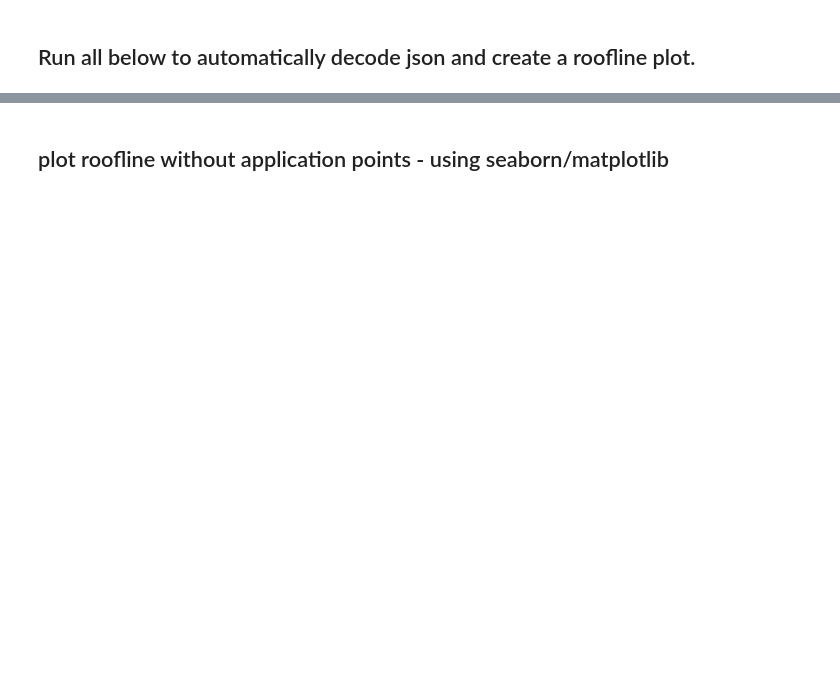
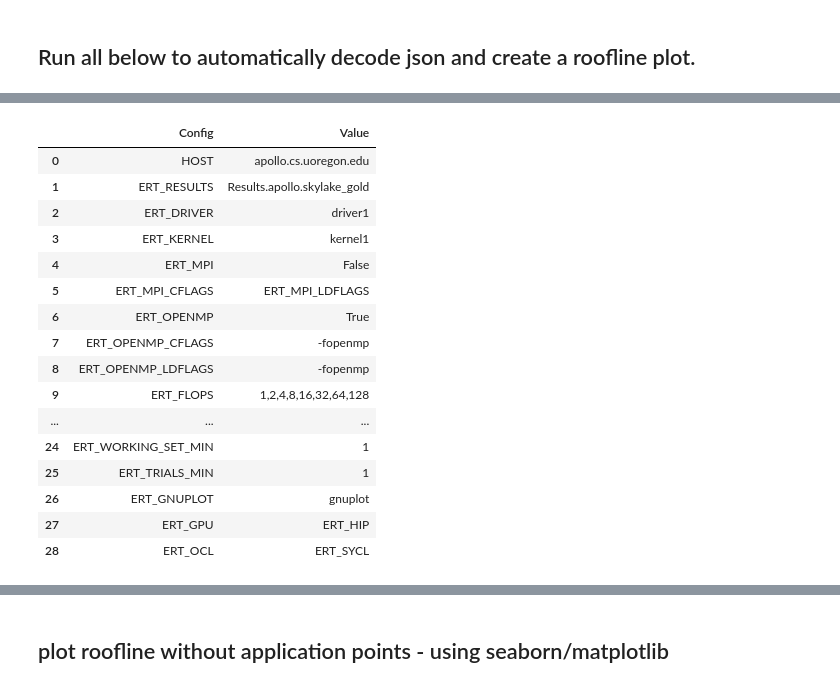
Before and after one commit to HPCL/roofline_python, a Jupyter notebook: roofline_python.ipynb, the cells around one changed output, grey strips where cells are left out. Saved outputs shown, nothing was run; the diff lists cells and outputs as text; code cells hidden in the pictures; blank space fills up the shorter version.

```diff
--- a/roofline_python.ipynb
+++ b/roofline_python.ipynb
@@ -211,0 +212,21 @@ OPENMP_THREADS 96
+# %%
+import re
+# parse the config file to add to the table
+metad = gflops['metadata']['']
+for i in range(len(metad)):
+  conf = metad[i]
+  if conf.startswith('CONFIG'):
+    config = metad[i]
+    break
+config_list = config.split("'")
+config_list = config_list[1:]
+print(config_list)
+config_for_pd = [('HOST',host_name)]
+for j in range(0, len(config_list)-2, 4):
+  #print(j)
+  #print(j+2)
+  value = config_list[j+2]
+  #value = re.sub('[\W_]', '', value)
+  if re.search('[a-zA-Z0-9]', value):
+    config_for_pd.append((config_list[j], value))
+config_for_pd
@@ -212 +252,22 @@ OPENMP_THREADS 96
+# %%
+metadata_df = pd.DataFrame(config_for_pd, columns=["Config", "Value"])
+metadata_df
+# %% [output]
+|  | Config | Value |
+| 0 | HOST | apollo.cs.uoregon.edu |
+| 1 | ERT_RESULTS | Results.apollo.skylake_gold |
+| 2 | ERT_DRIVER | driver1 |
+| 3 | ERT_KERNEL | kernel1 |
+| 4 | ERT_MPI | False |
+| 5 | ERT_MPI_CFLAGS | ERT_MPI_LDFLAGS |
+| 6 | ERT_OPENMP | True |
+| 7 | ERT_OPENMP_CFLAGS | -fopenmp |
+| 8 | ERT_OPENMP_LDFLAGS | -fopenmp |
+| 9 | ERT_FLOPS | 1,2,4,8,16,32,64,128 |
+| ... | ... | ... |
+| 24 | ERT_WORKING_SET_MIN | 1 |
+| 25 | ERT_TRIALS_MIN | 1 |
+| 26 | ERT_GNUPLOT | gnuplot |
+| 27 | ERT_GPU | ERT_HIP |
+| 28 | ERT_OCL | ERT_SYCL |
 # %%
```
Also changed, not shown: parts of 18 cells of this notebook.
